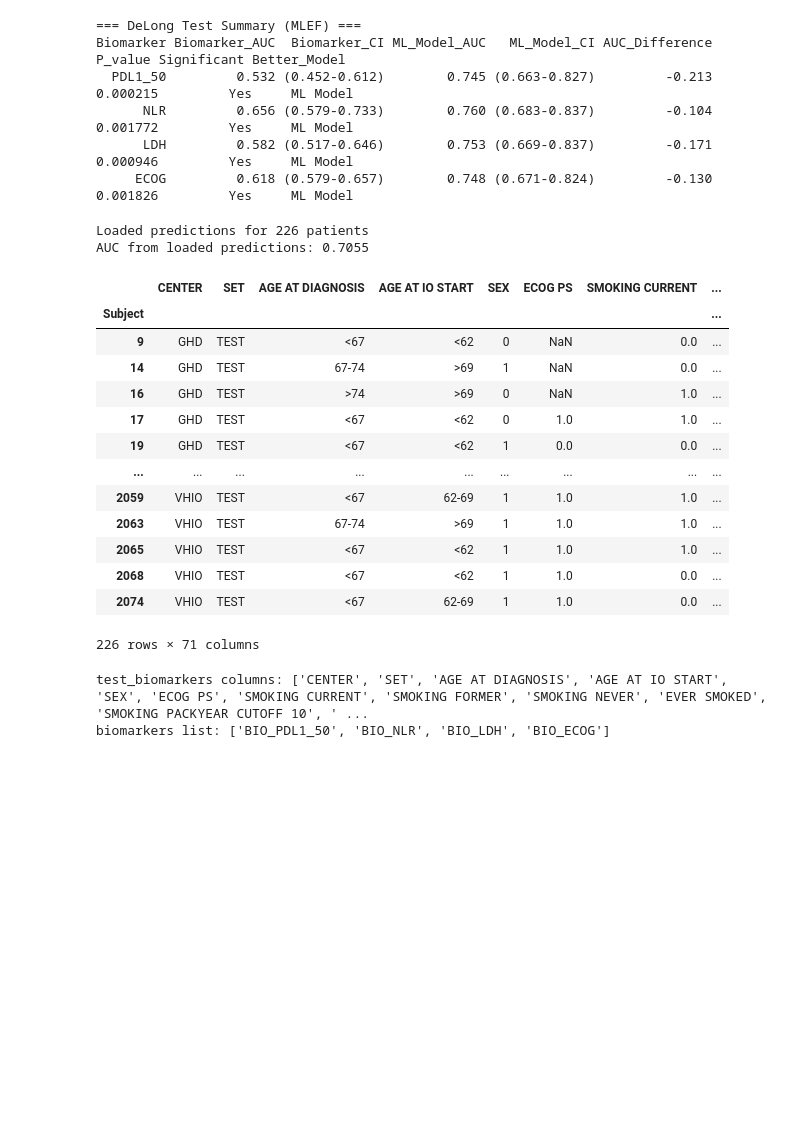
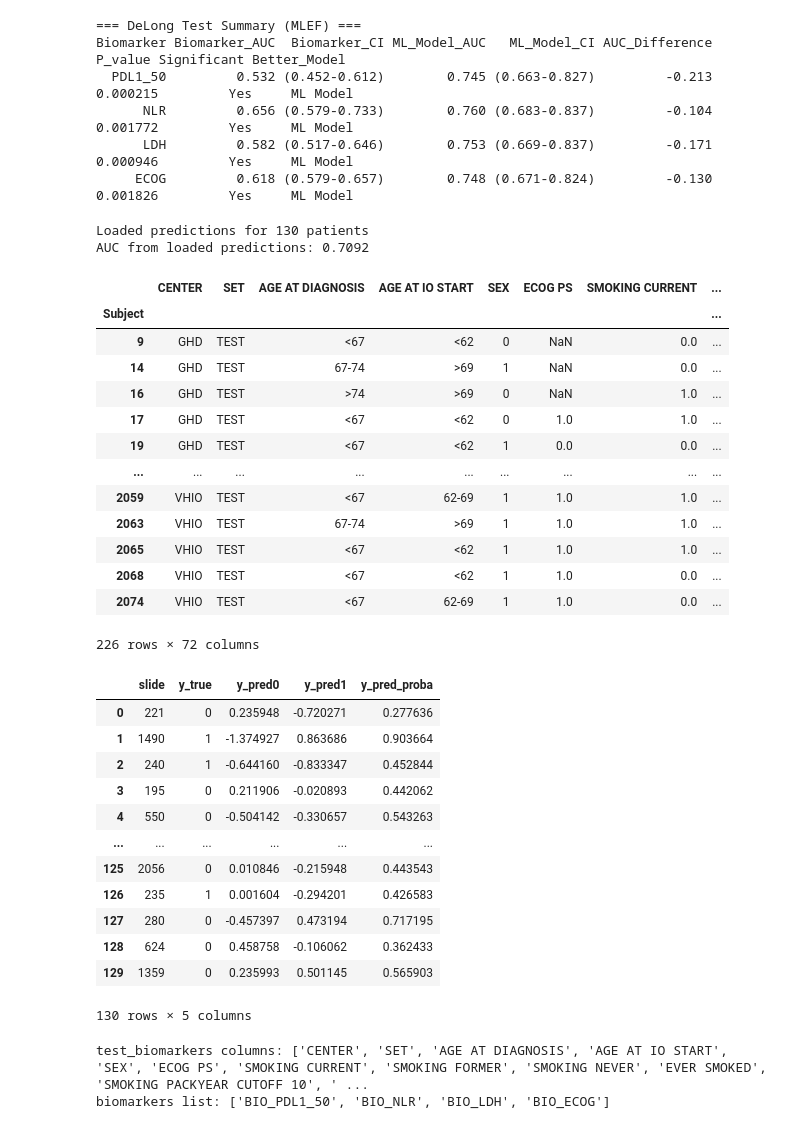
Before and after one commit to CostanzaSiniscalchi/I3LUNG_PDSS, a Jupyter notebook: graphs_classification.ipynb, the cells around one changed output. Drawn from its saved outputs; the diff is of its cells as text; code cells hidden in the pictures; blank space fills up the shorter version.

```diff
--- a/graphs_classification.ipynb
+++ b/graphs_classification.ipynb
@@ -319,11 +322,12 @@ import numpy as np
 # - OS 6: RWD
 # - DCR: RWD DP FMRAD
 
-modality = 'RWD_FMRAD'
+modality = 'RWD'
 
 outcome_dlif = outcome_to_dlif(outcome)
 modality_dlif = map_mlef_to_dlif_modality(modality)
 
+use_preds = True
 if use_preds:
     predictions_df = pd.read_parquet(f'dlif_pipeline/preds/{outcome_dlif}/classification/standard/{modality_dlif}/predictions.parquet')
 else:
@@ -342,8 +346,8 @@ predictions_df['y_pred_proba'] = probabilities[:, 1]  # Probability of positive
 print(f'Loaded predictions for {len(predictions_df)} patients')
 print(f'AUC from loaded predictions: {roc_auc_score(predictions_df["y_true"], predictions_df["y_pred_proba"]):.4f}')
 # %% [output]
-Loaded predictions for 226 patients
-AUC from loaded predictions: 0.7055
+Loaded predictions for 130 patients
+AUC from loaded predictions: 0.7092
 # %%
 # Set up data from DLIF pipeline
 annotations = pd.read_csv('data/annotations.csv')
@@ -369,7 +373,23 @@ test
 | 2065 | VHIO | TEST | <67 | <62 | 1 | 1.0 | 1.0 | ... |
 | 2068 | VHIO | TEST | <67 | <62 | 1 | 1.0 | 0.0 | ... |
 | 2074 | VHIO | TEST | <67 | 62-69 | 1 | 1.0 | 0.0 | ... |
-226 rows × 71 columns
+226 rows × 72 columns
+# %%
+predictions_df
+# %% [output]
+|  | slide | y_true | y_pred0 | y_pred1 | y_pred_proba |
+| 0 | 221 | 0 | 0.235948 | -0.720271 | 0.277636 |
+| 1 | 1490 | 1 | -1.374927 | 0.863686 | 0.903664 |
+| 2 | 240 | 1 | -0.644160 | -0.833347 | 0.452844 |
+| 3 | 195 | 0 | 0.211906 | -0.020893 | 0.442062 |
+| 4 | 550 | 0 | -0.504142 | -0.330657 | 0.543263 |
+| ... | ... | ... | ... | ... | ... |
+| 125 | 2056 | 0 | 0.010846 | -0.215948 | 0.443543 |
+| 126 | 235 | 1 | 0.001604 | -0.294201 | 0.426583 |
+| 127 | 280 | 0 | -0.457397 | 0.473194 | 0.717195 |
+| 128 | 624 | 0 | 0.458758 | -0.106062 | 0.362433 |
+| 129 | 1359 | 0 | 0.235993 | 0.501145 | 0.565903 |
+130 rows × 5 columns
 # %%
 if outcome == 'OS_24':
     bio_pdl1 = 'BIO_PDL1_50'
```
Also changed, not shown: parts of 5 cells of this notebook, 1 other file.
